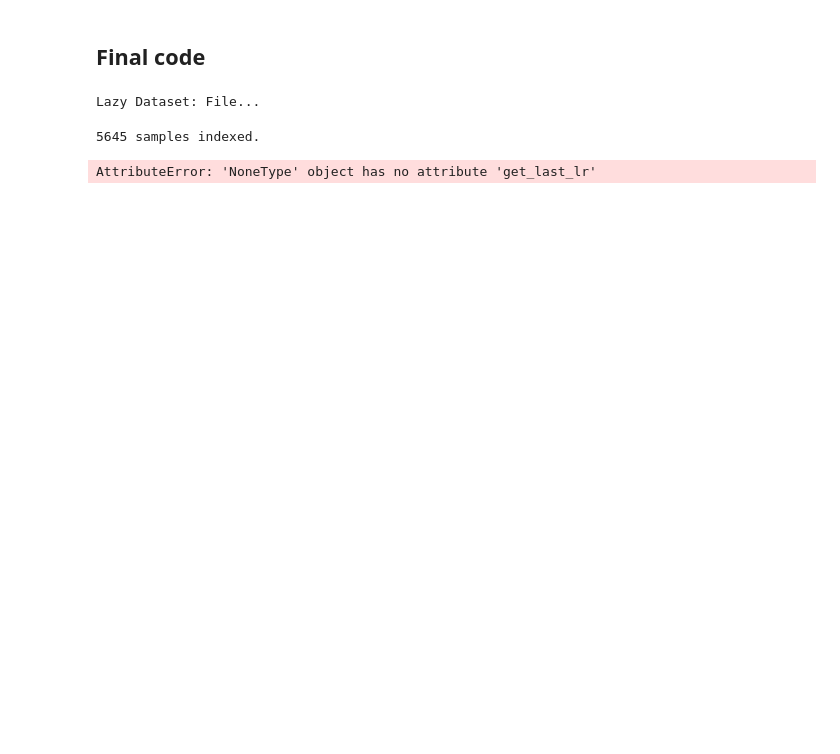
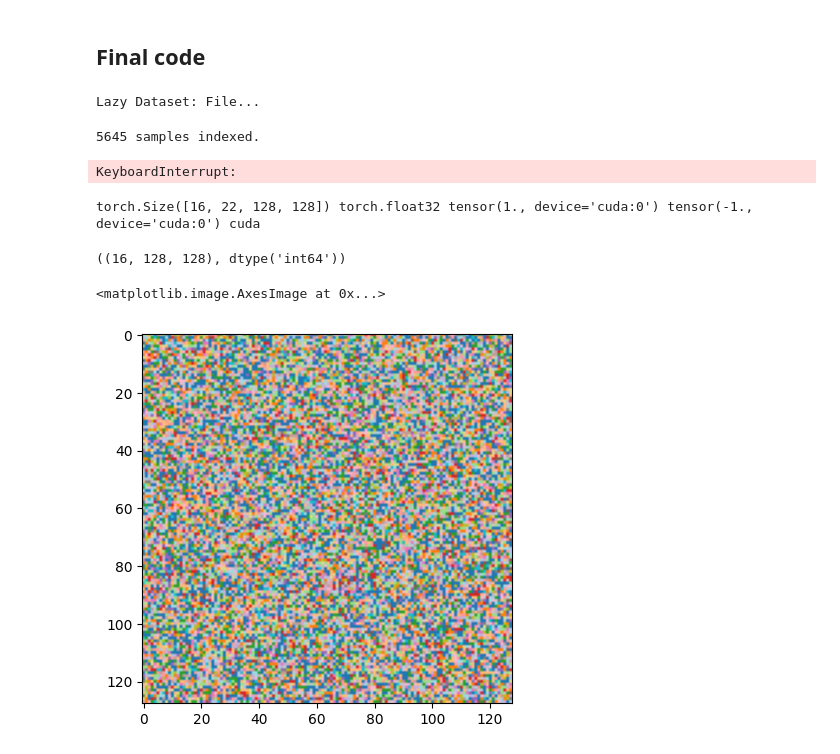
Before and after one commit to paolodc5/CMR_synthesis, a Jupyter notebook: mt_DIDC_DPM_analysis.ipynb, the cells around one changed output. Drawn from its saved outputs; the diff is of its cells as text; code cells hidden in the pictures; blank space fills up the shorter version.

Commit message:
WIP DDPM training script

```diff
--- a/mt_DIDC_DPM_analysis.ipynb
+++ b/mt_DIDC_DPM_analysis.ipynb
@@ -143,17 +140,17 @@ def train_loop(config, model, noise_scheduler, optimizer, train_dataloader, lr_s
     if accelerator.is_main_process:
         if config.output_dir is not None:
             os.makedirs(config.output_dir, exist_ok=True)
-        accelerator.init_trackers("train_example")
+        accelerator.init_trackers("train_example_2")
 
-    # Prepare accelerator model
     model, optimizer, train_dataloader, lr_scheduler = accelerator.prepare(model, optimizer, train_dataloader, lr_scheduler)
 
     global_step = 0
 
     for epoch in range(config.num_epochs):
-        progress_bar = tqdm(total=len(train_dataloader), disable=not accelerator.is_local_main_process)
+        progress_bar = tqdm(total=len(train_dataloader), disable=not accelerator.is_main_process)
         progress_bar.set_description(f"Epoch {epoch}")
 
+        model.train()
         for step, batch in enumerate(train_dataloader):
             loss = training_step(batch, model, len(train_dataloader.dataset.new_labels), optimizer, noise_scheduler, accelerator)
 
@@ -167,14 +164,41 @@ def train_loop(config, model, noise_scheduler, optimizer, train_dataloader, lr_s
             # implement sampling pipeline
 
             if (epoch + 1) % config.save_image_epochs == 0 or epoch == config.num_epochs - 1:
-                # implement evaluate() to see how well your model is doing, and optionally save generated images
-                pass
+                generate_and_save_images(model, noise_scheduler, config, epoch, len(train_dataloader.dataset.new_labels), accelerator)
 
             if (epoch + 1) % config.save_model_epochs == 0 or epoch == config.num_epochs - 1:
-                # implement saving logic
-                pass
+                unwrapped_model = accelerator.unwrap_model(model)
+                checkpoint_path = os.path.join(config.output_dir, f"checkpoint_epoch_{epoch:04d}")
+
+                unwrapped_model.save_pretrained(checkpoint_path)
+                noise_scheduler.save_pretrained(checkpoint_path)
 # %%
-config = TrainingConfig()
-train_loop(config, model, noise_scheduler, optimizer, dataloader, lr_scheduler=None)
+train_loop(config, model, noise_scheduler, optimizer, train_dataloader, lr_scheduler=lr_scheduler)
 # %% [output]
-AttributeError: 'NoneType' object has no attribute 'get_last_lr'
+KeyboardInterrupt:
+# %%
+accelerator = Accelerator(
+    mixed_precision=config.mixed_precision,
+    gradient_accumulation_steps=config.gradient_accumulation_steps,
+    log_with="tensorboard",
+    project_dir=os.path.join(config.output_dir, "logs"),
+)
+model, optimizer, train_dataloader, lr_scheduler = accelerator.prepare(model, optimizer, train_dataloader, lr_scheduler)
+if accelerator.is_main_process:
+    accelerator.init_trackers("my_experiment_test")
+# %%
+
+
+
+masks_np = generate_and_save_images(model, noise_scheduler, config, epoch=0, num_classes=len(dataset.new_labels), accelerator=accelerator)
+# %% [output]
+torch.Size([16, 22, 128, 128]) torch.float32 tensor(1., device='cuda:0') tensor(-1., device='cuda:0') cuda
+# %%
+masks_np.shape, masks_np.dtype
+# %% [output]
+((16, 128, 128), dtype('int64'))
+# %%
+plt.imshow(masks_np[0], cmap='tab20')
+# %% [output]
+<matplotlib.image.AxesImage at 0x...>
+[figure, added]
```
Also changed, not shown: parts of 8 cells of this notebook, 2 other files.
